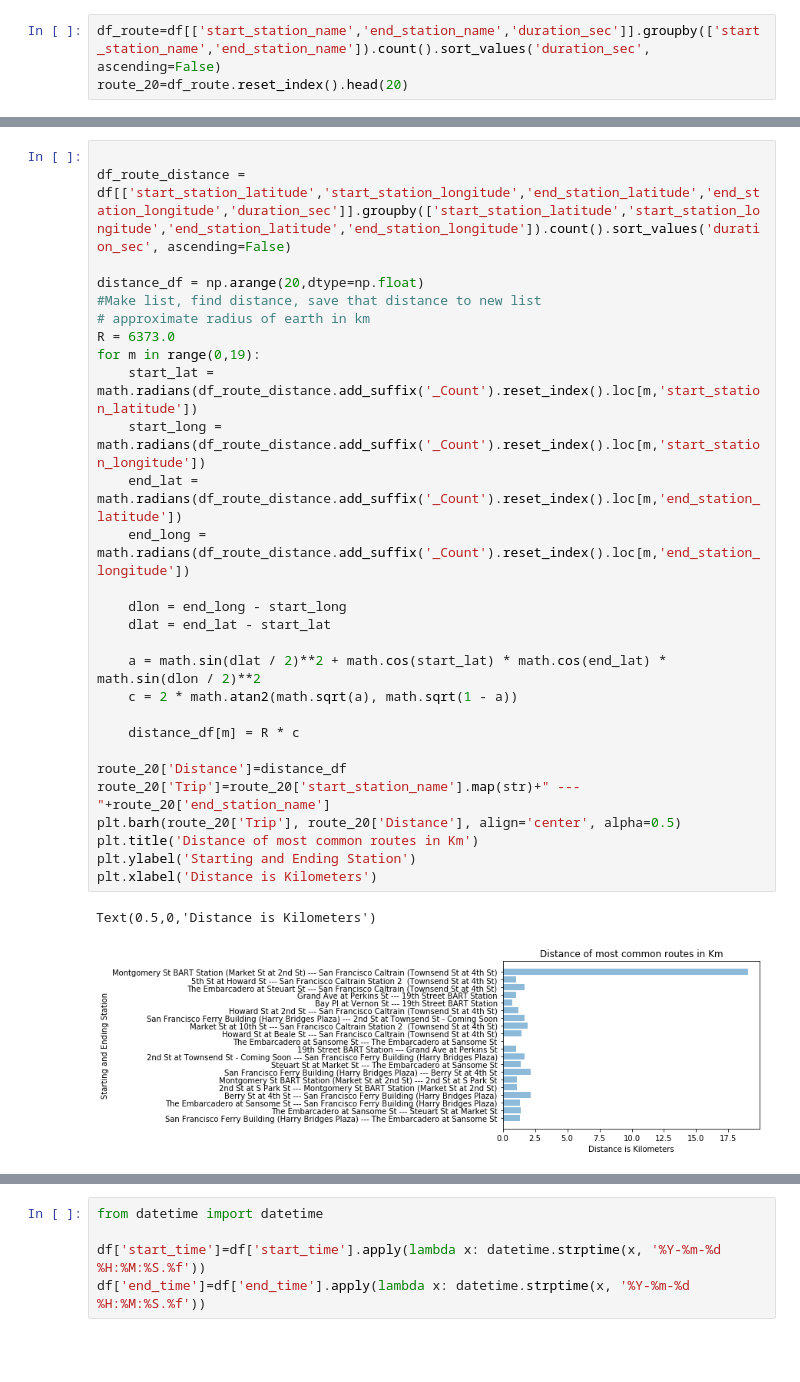
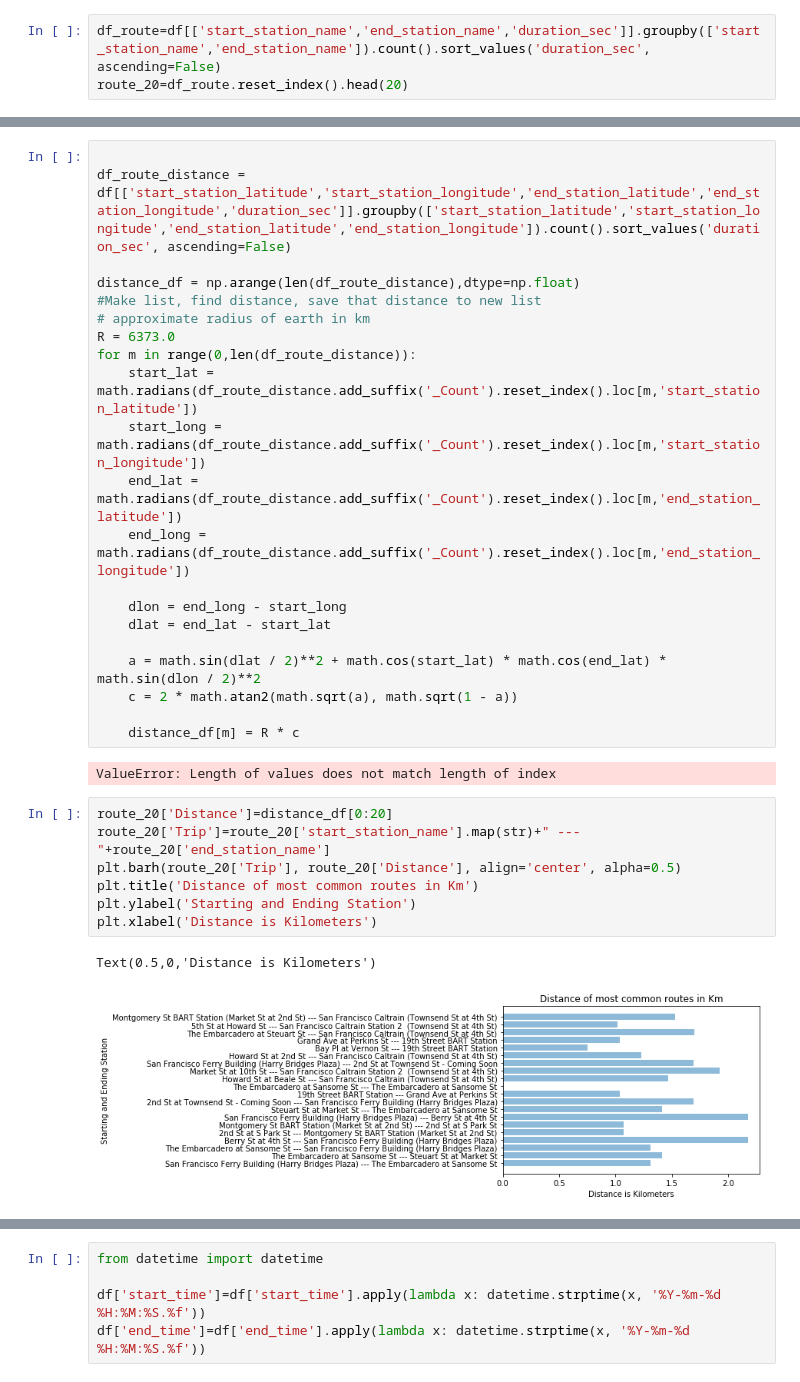
Before and after one commit to jarango-math/fordgo_bike_project, a Jupyter notebook: fundamental_capstone_project.ipynb, the cells around one changed output, grey strips where cells are left out. Drawn from its saved outputs; the diff is of its cells as text; blank space fills up the shorter version.

```diff
--- a/fundamental_capstone_project.ipynb
+++ b/fundamental_capstone_project.ipynb
@@ -120,11 +120,11 @@ df_route.head(20).sort_values('duration_sec',ascending=True).plot(title='Most Co
 
 df_route_distance = df[['start_station_latitude','start_station_longitude','end_station_latitude','end_station_longitude','duration_sec']].groupby(['start_station_latitude','start_station_longitude','end_station_latitude','end_station_longitude']).count().sort_values('duration_sec', ascending=False)
 
-distance_df = np.arange(20,dtype=np.float)
+distance_df = np.arange(len(df_route_distance),dtype=np.float)
 #Make list, find distance, save that distance to new list
 # approximate radius of earth in km
 R = 6373.0
-for m in range(0,19):
+for m in range(0,len(df_route_distance)):
     start_lat = math.radians(df_route_distance.add_suffix('_Count').reset_index().loc[m,'start_station_latitude'])
     start_long = math.radians(df_route_distance.add_suffix('_Count').reset_index().loc[m,'start_station_longitude'])
     end_lat = math.radians(df_route_distance.add_suffix('_Count').reset_index().loc[m,'end_station_latitude'])
@@ -137,13 +137,15 @@ for m in range(0,19):
     c = 2 * math.atan2(math.sqrt(a), math.sqrt(1 - a))
 
     distance_df[m] = R * c
-
-route_20['Distance']=distance_df
-route_20['Trip']=route_20['start_station_name'].map(str)+" --- "+route_20['end_station_name']
-plt.barh(route_20['Trip'], route_20['Distance'], align='center', alpha=0.5)
-plt.title('Distance of most common routes in Km')
-plt.ylabel('Starting and Ending Station')
-plt.xlabel('Distance is Kilometers')
 # %% [output]
-Text(0.5,0,'Distance is Kilometers')
+ValueError: Length of values does not match length of index
-[figure, removed]
+# %%
+route_20['Distance']=distance_df[0:20]
+route_20['Trip']=route_20['start_station_name'].map(str)+" --- "+route_20['end_station_name']
+plt.barh(route_20['Trip'], route_20['Distance'], align='center', alpha=0.5)
+plt.title('Distance of most common routes in Km')
+plt.ylabel('Starting and Ending Station')
+plt.xlabel('Distance is Kilometers')
+# %% [output]
+Text(0.5,0,'Distance is Kilometers')
+[figure, added]
```
Also changed, not shown: parts of 5 cells of this notebook.
